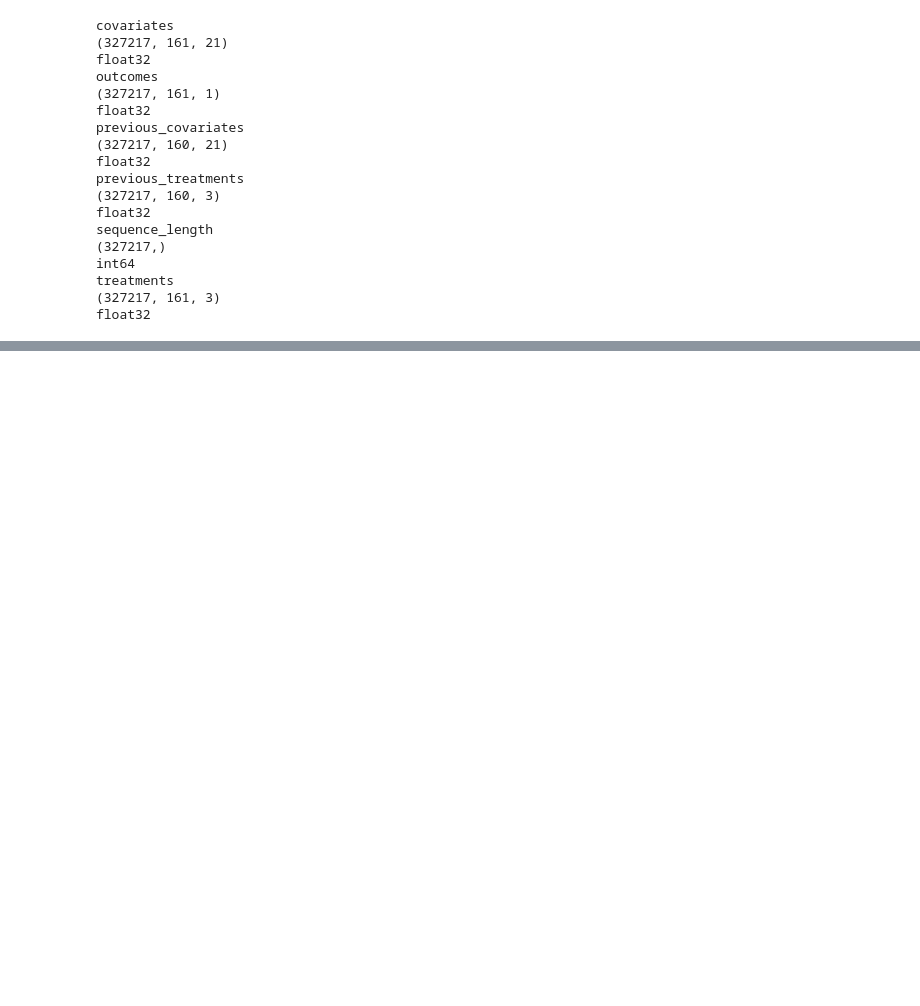
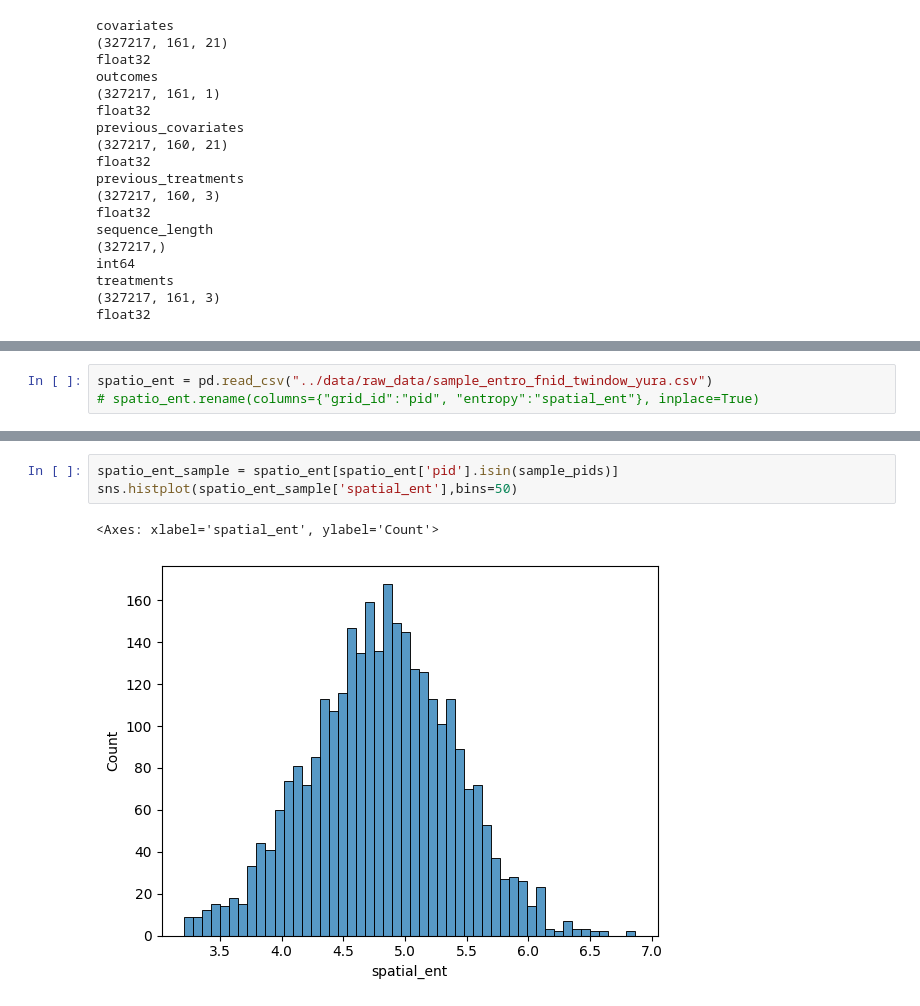
Before and after one commit to HuangNX/Conformity_Casual_Inferance, a Jupyter notebook: data_process_new.ipynb, the cells around one changed output, grey strips where cells are left out. Cells and saved outputs as stored; diff of their text form; blank space fills up the shorter version.

```diff
--- a/data_process_new.ipynb
+++ b/data_process_new.ipynb
@@ -412,0 +468,3 @@ float32
+# %%
+spatio_ent = pd.read_csv("../data/raw_data/sample_entro_fnid_twindow_yura.csv")
+# spatio_ent.rename(columns={"grid_id":"pid", "entropy":"spatial_ent"}, inplace=True)
@@ -412,0 +487,6 @@ float32
+# %%
+spatio_ent_sample = spatio_ent[spatio_ent['pid'].isin(sample_pids)]
+sns.histplot(spatio_ent_sample['spatial_ent'],bins=50)
+# %% [output]
+<Axes: xlabel='spatial_ent', ylabel='Count'>
+[figure, added]
```
Also changed, not shown: parts of 10 cells of this notebook, 7 other files.
